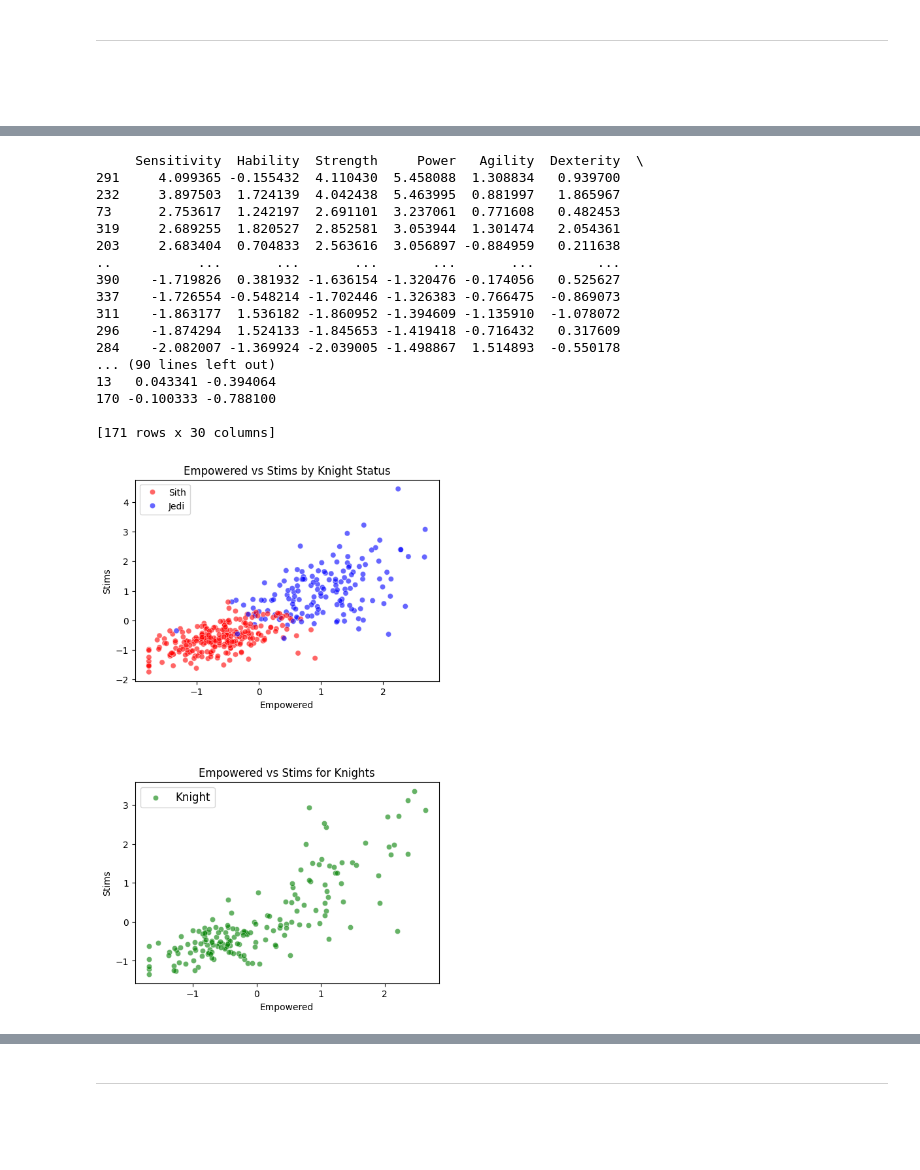
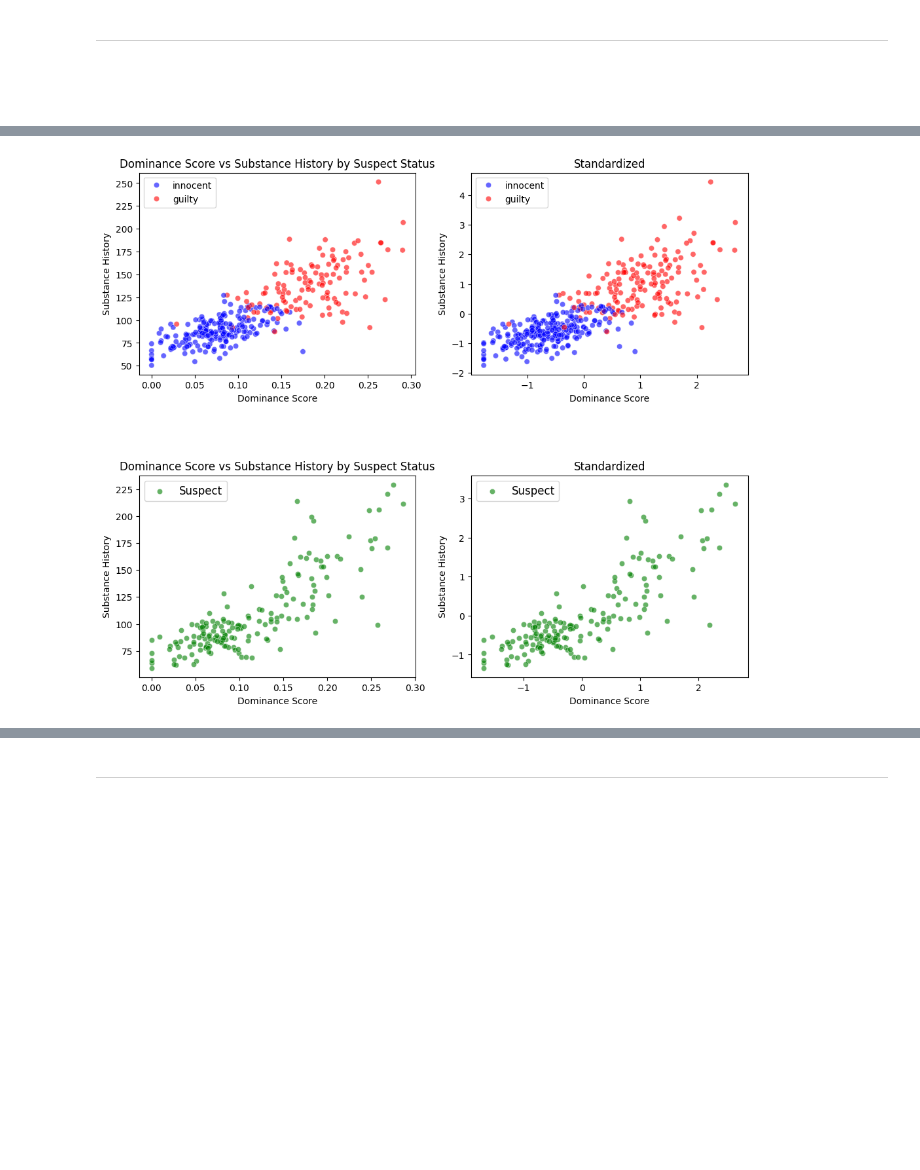
Before and after one commit to VulpesDev/DataPiscineNotebook, a Jupyter notebook: src/DataScientist-1.ipynb, the cells around one changed output, grey strips where cells are left out. Cells and saved outputs as stored; diff of their text form; code cells hidden in the pictures; blank space fills up the shorter version.

```diff
--- a/src/DataScientist-1.ipynb
+++ b/src/DataScientist-1.ipynb
@@ -137,25 +174,27 @@ This visual exploration is paramount, guiding our focus towards the most reveali
 # %%
-# Convert knight allegiance to a numerical clue (Jedi: 1, Sith: 0).
-df['knight_numeric'] = df['knight'].map({'Jedi': 1, 'Sith': 0})
+# Convert suspect allegiance to a numerical clue (Guilty: 1, Innocent: 0).
+df_train['suspect'] = df_train['suspect'].map({'guilty': 1, 'innocent': 0})
 
 # Identify all numerical attribute columns.
-numeric_cols = df.select_dtypes(include='number').columns
+numeric_cols = df_train.select_dtypes(include='number').columns
 
-# Calculate correlation of each attribute with knight allegiance.
-correlations = df[numeric_cols].corrwith(df['knight_numeric'])
+# Calculate correlation of each attribute with suspect allegiance.
+correlations = df_train[numeric_cols].corrwith(df_train['suspect'])
 
 # Sort
 correlations_sorted = correlations.abs().sort_values(ascending=False)
 
 # Convert sorted correlations into a neat DataFrame report.
-corr_df = correlations_sorted.to_frame(name='correlation')
+corr_df_train = correlations_sorted.to_frame(name='correlation')
 
 # Rename the column
-corr_df = corr_df.reset_index().rename(columns={'index': 'column'})
+corr_df_train = corr_df_train.reset_index().rename(columns={'index': 'column'})
 
 # Round correlation values
-corr_df['correlation'] = corr_df['correlation'].round(6)
+corr_df_train['correlation'] = corr_df_train['correlation'].round(6)
 
 # Display the report
-print(corr_df.to_string(index=False))
+print(corr_df_train.to_string(index=False))
+
+df_train['suspect'] = df_train['suspect'].map({1 : 'guilty', 0 : 'innocent'})
 # %% [output]
@@ -238,52 +274,43 @@ Before we proceed with even more sophisticated analytical techniques, it's cruci
 # %%
 from sklearn.preprocessing import StandardScaler
 
 
 numeric_cols_train = df_train.select_dtypes(include='number').columns
+
 scaler = StandardScaler()
 X_scaled = scaler.fit_transform(df_train[numeric_cols_train])
 X_scaled_df = pd.DataFrame(X_scaled, columns=numeric_cols_train)
-print(X_scaled_df.sort_values(by='Sensitivity', ascending=False))
+X_scaled_df['suspect'] = df_train['suspect'].values
 
-X_scaled_df['knight'] = df_train['knight']
-
-plt.figure(figsize=(6, 10))
+plt.figure(figsize=(12, 10))
 plt.subplots_adjust(hspace=0.5)
 
-plt.subplot(2, 1, 1)
-sns.scatterplot(data=X_scaled_df, x='Empowered', y='Stims', hue='knight', alpha=0.6, palette=['red', 'blue'])
+plt.subplot(2, 2, 2)
+sns.scatterplot(data=X_scaled_df, x='Dominance Score', y='Substance History', hue='suspect', alpha=0.6, palette=['blue', 'red'])
 plt.legend()
-plt.title("Empowered vs Stims by Knight Status")
+plt.title("Standardized")
 
 
-numeric_cols_train = df_test.select_dtypes(include='number').columns
-plt.subplot(2, 1, 2)
-scaler = StandardScaler()
-X_scaled = scaler.fit_transform(df_test[numeric_cols_train])
-X_scaled_df = pd.DataFrame(X_scaled, columns=numeric_cols_train)
+numeric_cols_test = df_test.select_dtypes(include='number').columns
+X_scaled = scaler.fit_transform(df_test[numeric_cols_test].fillna(0))
+X_scaled_df = pd.DataFrame(X_scaled, columns=numeric_cols_test)
 
-print(X_scaled_df.sort_values(by='Sensitivity', ascending=False))
+plt.subplot(2, 2, 4)
+sns.scatterplot(data=X_scaled_df, x='Dominance Score', y='Substance History', alpha=0.6, color='green')
+plt.legend(['Suspect'], loc='upper left', fontsize=12)
+plt.title("Standardized")
 
-sns.scatterplot(data=X_scaled_df, x='Empowered', y='Stims', alpha=0.6, color='green')
-plt.legend(['Knight'], loc='upper left', fontsize=12)
-plt.title("Empowered vs Stims for Knights")
+
+
+plt.subplot(2, 2, 1)
+sns.scatterplot(data=train_df, x='Dominance Score', y='Substance History', hue='suspect', alpha=0.6, palette=['blue', 'red'])
+plt.legend()
+plt.title("Dominance Score vs Substance History by Suspect Status")
+
+plt.subplot(2, 2, 3)
+sns.scatterplot(data=df_test, x='Dominance Score', y='Substance History', alpha=0.6, color='green')
+plt.legend(['Suspect'], loc='upper left', fontsize=12)
+plt.title("Dominance Score vs Substance History by Suspect Status")
 plt.show()
 # %% [output]
-     Sensitivity  Hability  Strength     Power   Agility  Dexterity  \
-291     4.099365 -0.155432  4.110430  5.458088  1.308834   0.939700
-232     3.897503  1.724139  4.042438  5.463995  0.881997   1.865967
-73      2.753617  1.242197  2.691101  3.237061  0.771608   0.482453
-319     2.689255  1.820527  2.852581  3.053944  1.301474   2.054361
-203     2.683404  0.704833  2.563616  3.056897 -0.884959   0.211638
-..           ...       ...       ...       ...       ...        ...
-390    -1.719826  0.381932 -1.636154 -1.320476 -0.174056   0.525627
-337    -1.726554 -0.548214 -1.702446 -1.326383 -0.766475  -0.869073
-311    -1.863177  1.536182 -1.860952 -1.394609 -1.135910  -1.078072
-296    -1.874294  1.524133 -1.845653 -1.419418 -0.716432   0.317609
-284    -2.082007 -1.369924 -2.039005 -1.498867  1.514893  -0.550178
-... (90 lines left out)
-13   0.043341 -0.394064
-170 -0.100333 -0.788100
-
-[171 rows x 30 columns]
-[figure, old version]
+[figure, new version]
```
Also changed, not shown: parts of 32 cells of this notebook.
